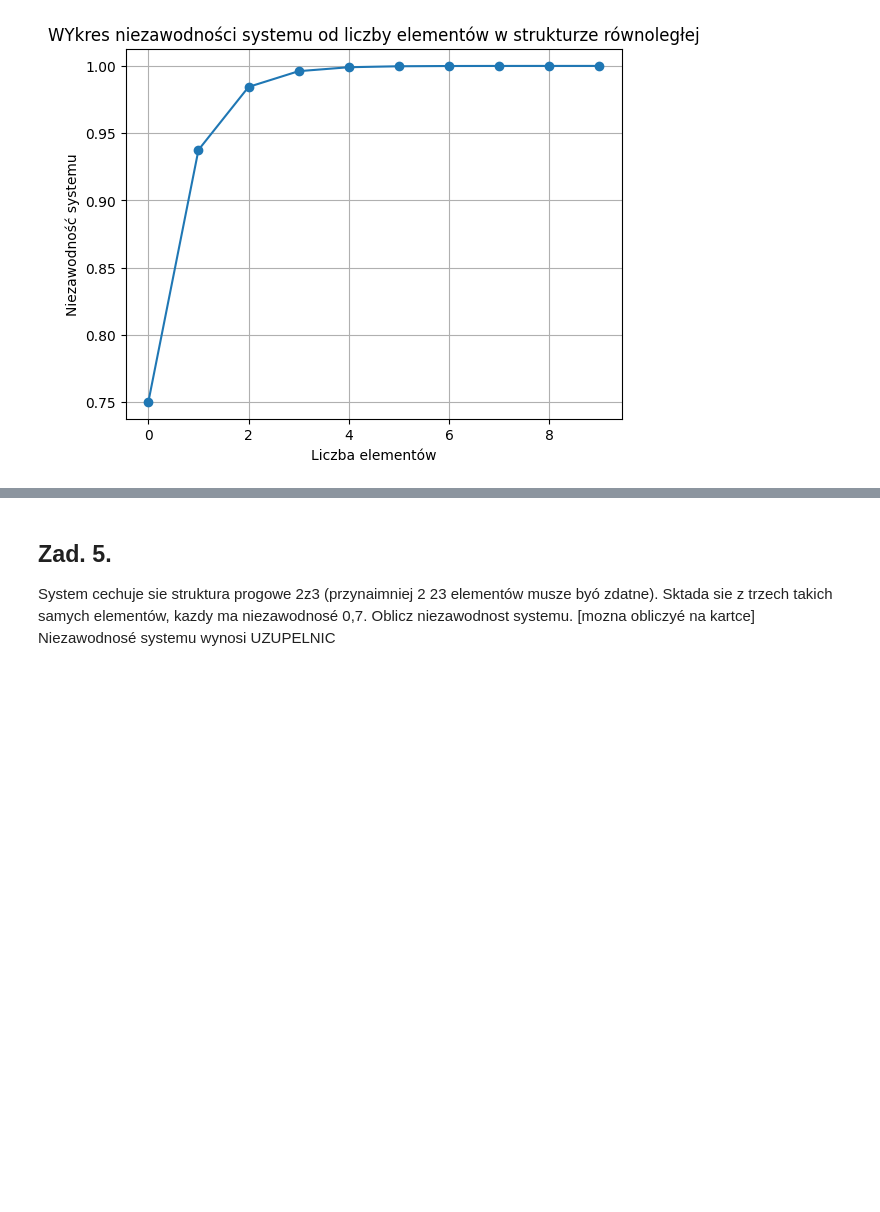
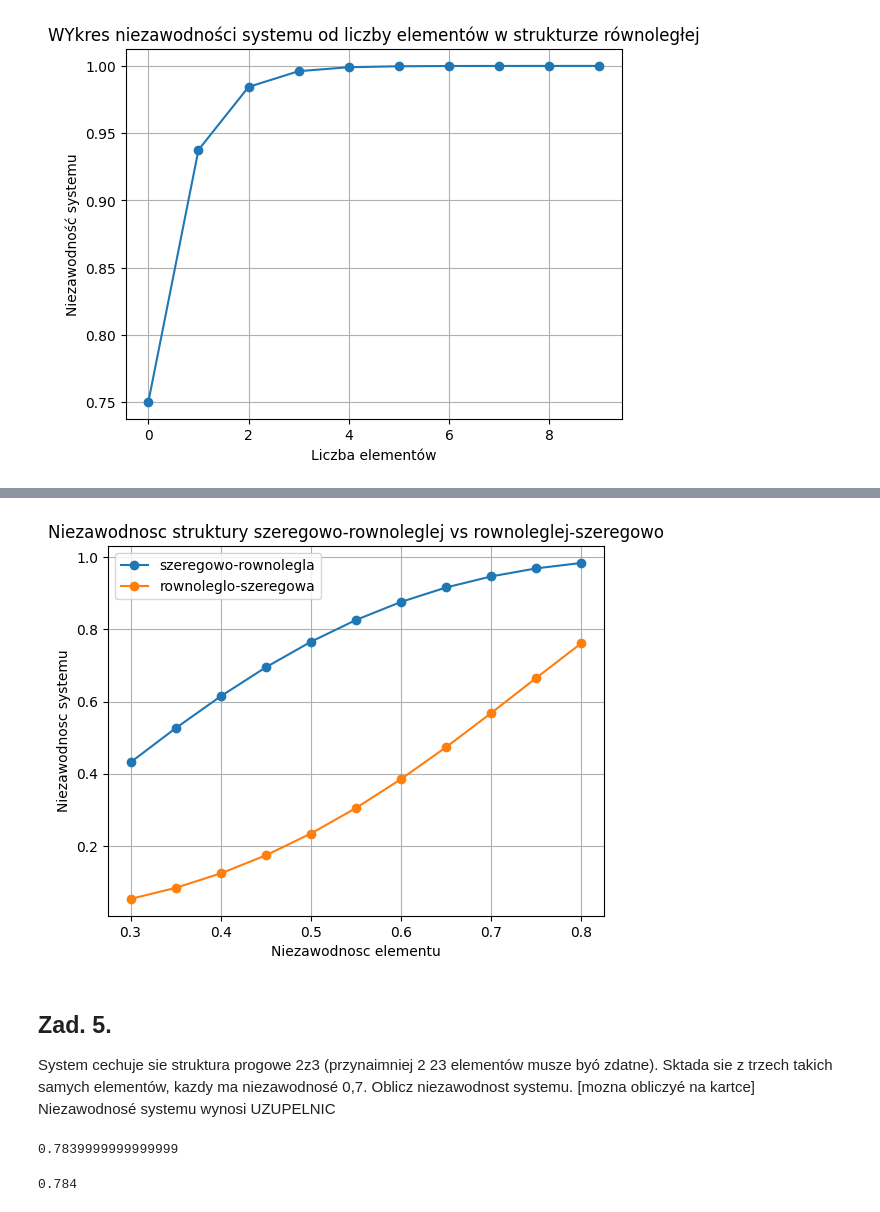
Before and after one commit to John15321/reliability-engineering, a Jupyter notebook: cw2/cw1.ipynb, the cells around one changed output, grey strips where cells are left out. Saved outputs shown, nothing was run; the diff lists cells and outputs as text; code cells hidden in the pictures; blank space fills up the shorter version.

```diff
--- a/cw2/cw1.ipynb
+++ b/cw2/cw1.ipynb
@@ -131,3 +202,14 @@ RÓWNOLEGLO-SZEREGOWA
+# %%
+plt.plot(df["nieza_el"], df["szer-row"], "o-", label="szeregowo-rownolegla")
+plt.plot(df["nieza_el"], df["row-szer"], "o-", label="rownoleglo-szeregowa")
+plt.ylabel("Niezawodnosc systemu")
+plt.xlabel("Niezawodnosc elementu")
+plt.title("Niezawodnosc struktury szeregowo-rownoleglej vs rownoleglej-szeregowo")
+plt.grid(True)
+plt.legend()
+plt.show()
+# %% [output]
+[figure, added]
 # %% [markdown]
 ## Zad. 5.
 System cechuje sie struktura progowe 2z3 (przynaimniej 2 23 elementów musze byó zdatne). Sktada sie z trzech
@@ -136,0 +221,8 @@ Niezawodnosé systemu wynosi UZUPELNIC
+# %%
+3 * (rel **2) * (1-rel) + rel**3
+# %% [output]
+0.7839999999999999
+# %%
+0.784
+# %% [output]
+0.784
```
Also changed, not shown: parts of 18 cells of this notebook.
